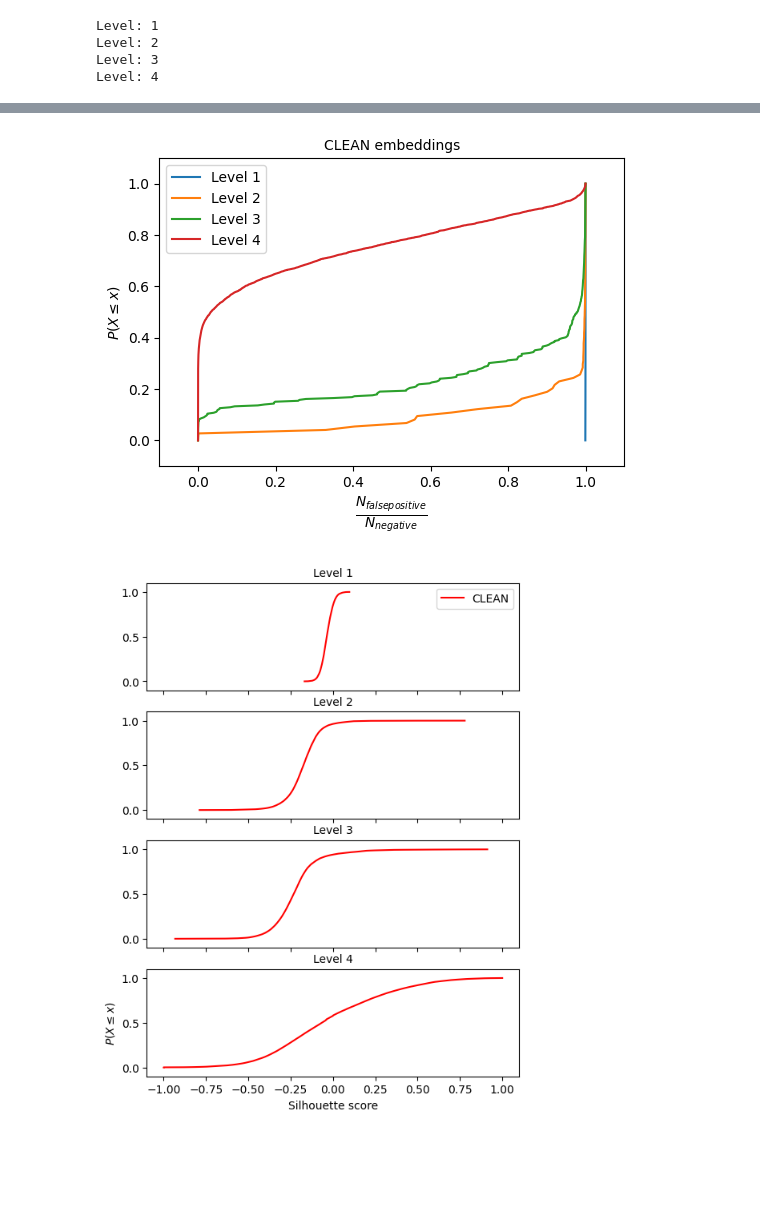
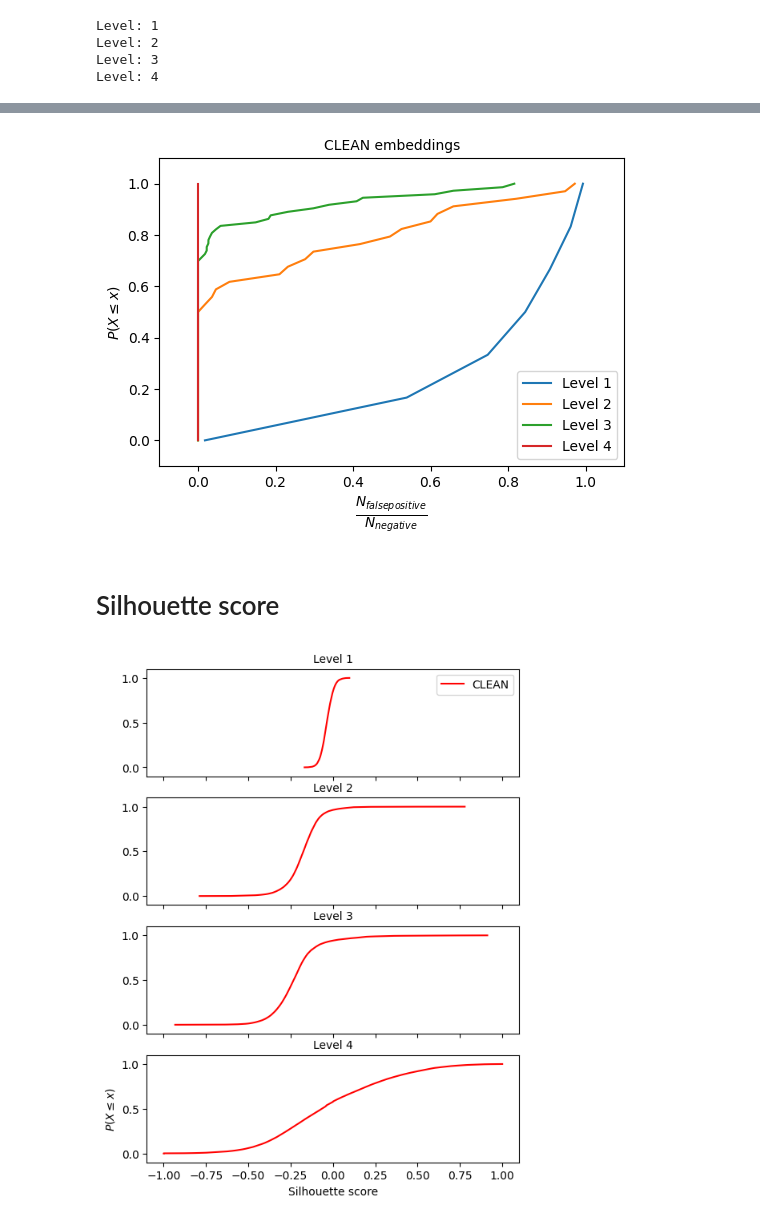
Before and after one commit to stefanpate/rcgnn, a Jupyter notebook: scripts/eval_metrics.ipynb, the cells around one changed output, grey strips where cells are left out. Drawn from its saved outputs; the diff is of its cells as text; code cells hidden in the pictures; blank space fills up the shorter version.

Commit message:
Migrated dmax error analysis to py file. Started src files utils and evaluation. Made nb for making figures. dmax section of eval_metrics nb will become deprecated

```diff
--- a/scripts/eval_metrics.ipynb
+++ b/scripts/eval_metrics.ipynb
@@ -345,16 +284,3 @@ Level: 1
 Level: 2
 Level: 3
 Level: 4
-# %%
-# Plot dmax error in scatter plot
-ep = 1e-1
-fig, ax = plt.subplots()
-for k,v in error_fracs.items():
-    ax.plot(np.ones_like(v) * k + rng.normal(0, 1e-1, size=len(v)), v, 'ko')
-
-ax.set_xticks(list(error_fracs.keys()))
-ax.set_xticklabels([k + 1 for k in error_fracs.keys()])
-ax.set_ylabel('Error fraction')
-ax.set_xlabel('Level of hierarchy')
-ax.set_ylim(-ep, 1 + ep)
-plt.show()
@@ -364,10 +290,11 @@ plt.show()
 # save_json(error_fracs, '../data/from_analysis/dmax_error_fracs_clean_shuffled_ds_10.json')
 # save_json(dmaxes, '../data/from_analysis/dmaxes_clean_shuffled_ds_10.json')
 # %%
-loaded_set = [load_json('../data/from_analysis/dmax_error_fracs_clean_ds_10.json'),
-                load_json('../data/from_analysis/dmax_error_fracs_clean_shuffled_ds_10.json')]
+# loaded_set = [load_json('../data/from_analysis/dmax_error_fracs_clean_ds_10.json'),
+#                 load_json('../data/from_analysis/dmax_error_fracs_clean_shuffled_ds_10.json')]
 
-loaded_set = [load_json('../data/from_analysis/dmax_error_fracs_clean.json')]
+# loaded_set = [load_json('../data/from_analysis/dmax_error_fracs_clean.json')]
+loaded_set = [error_fracs]
 # %%
 # Plot dmax error in cdfs
 ep = 1e-1
@@ -400,24 +325,27 @@ elt = load_json('../data/from_analysis/dmax_error_fracs_clean.json')
 # %%
+# Plot dmax error all curves 1 cdf with color labels
 
-# Plot dmax error in cdfs
+# for_plot = load_json('../data/from_analysis/dmax_error_fracs_clean.json')
+for_plot = error_fracs
 ep = 1e-1
 n_levels = 4
 fig, ax = plt.subplots(figsize=(6,4))
 
-for i,k in enumerate(elt.keys()):
-    x = np.sort(elt[k])
-    # x = np.sort(elt[k]) / z[j] # Normalize dmaxes by n_dimensions
+for i,k in enumerate(for_plot.keys()):
+    x = np.sort(for_plot[k])
     y = np.arange(len(x)) / (len(x) - 1)
     ax.plot(x, y, label=f"Level {int(k)+1}", ls='-')
     ax.set_title(f"CLEAN embeddings", fontsize=10)
 
 ax.set_ylabel(r'$P(X \leq x)$')
 ax.set_xlabel(r'$\frac{N_{false positive}}{N_{negative}}$', fontsize=14)
 ax.set_ylim(-ep, 1 + ep)
 ax.set_xlim(-ep, 1 + ep)
 ax.legend()
 plt.show()
 # %% [output]
-[figure, old version]
+[figure, new version]
+# %% [markdown]
+# Silhouette score
 # %%
 # Loop over levels of label hierarchy
```
Also changed, not shown: parts of 15 cells of this notebook, 24 other files.
